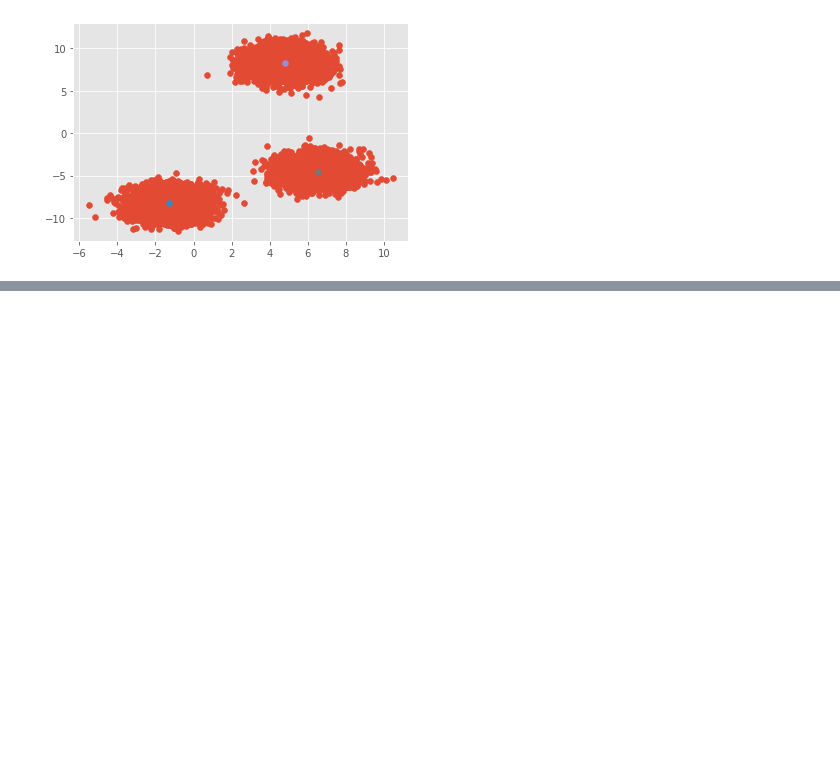
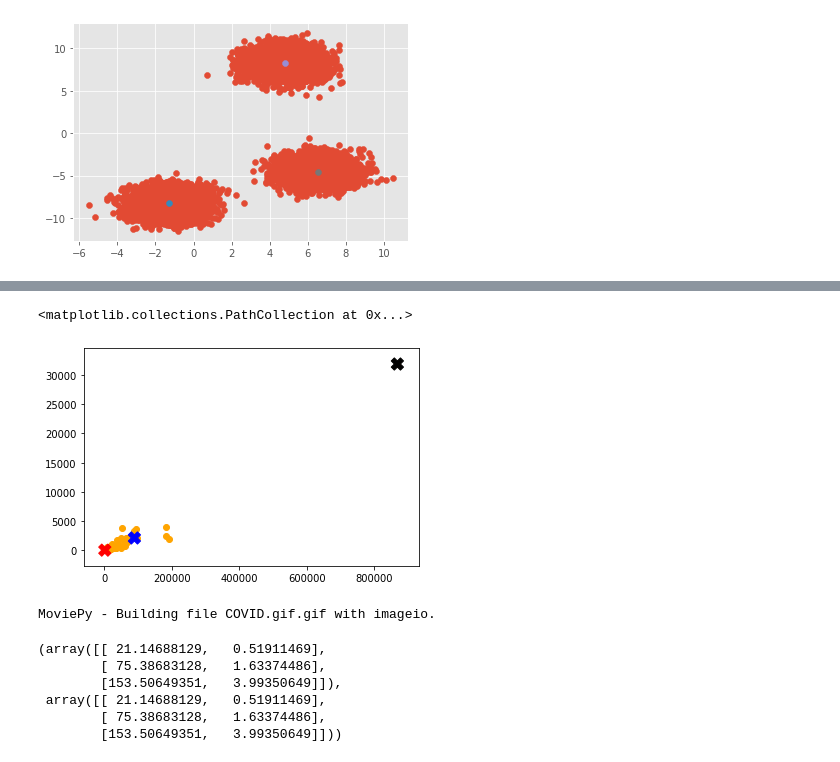
Before and after one commit to nasserboan/manual-kmeans, a Jupyter notebook: manual-kmeans.ipynb, the cells around one changed output, grey strips where cells are left out. Drawn from its saved outputs; the diff is of its cells as text; code cells hidden in the pictures; blank space fills up the shorter version.

```diff
--- a/manual-kmeans.ipynb
+++ b/manual-kmeans.ipynb
@@ -75,0 +171,31 @@ Optmized
+# %%
+from sklearn.cluster import KMeans
+
+data = df[['cases','deaths']].values
+plt.scatter(x = data[:,0],y = data[:,1],c = 'orange')
+
+centroids = KMeans(3,max_iter=200,tol=0.0001).fit(data).cluster_centers_
+plt.scatter(x = centroids[:,0],y = centroids[:,1],c=['red','black','blue'],marker='X',s=150)
+# %% [output]
+<matplotlib.collections.PathCollection at 0x...>
+[figure, added]
+# %%
+import glob
+import moviepy.editor as mpy
+
+gif_name = 'COVID.gif'
+fps = 3
+file_list = glob.glob('images/*')
+clip = mpy.ImageSequenceClip(file_list, fps=fps)
+clip.write_gif('{}.gif'.format(gif_name), fps=fps)
+# %% [output]
+MoviePy - Building file COVID.gif.gif with imageio.
+# %%
+centroids,prev_centroids
+# %% [output]
+(array([[ 21.14688129,   0.51911469],
+        [ 75.38683128,   1.63374486],
+        [153.50649351,   3.99350649]]),
+ array([[ 21.14688129,   0.51911469],
+        [ 75.38683128,   1.63374486],
+        [153.50649351,   3.99350649]]))
```
Also changed, not shown: parts of 13 cells of this notebook, 1 other file.
